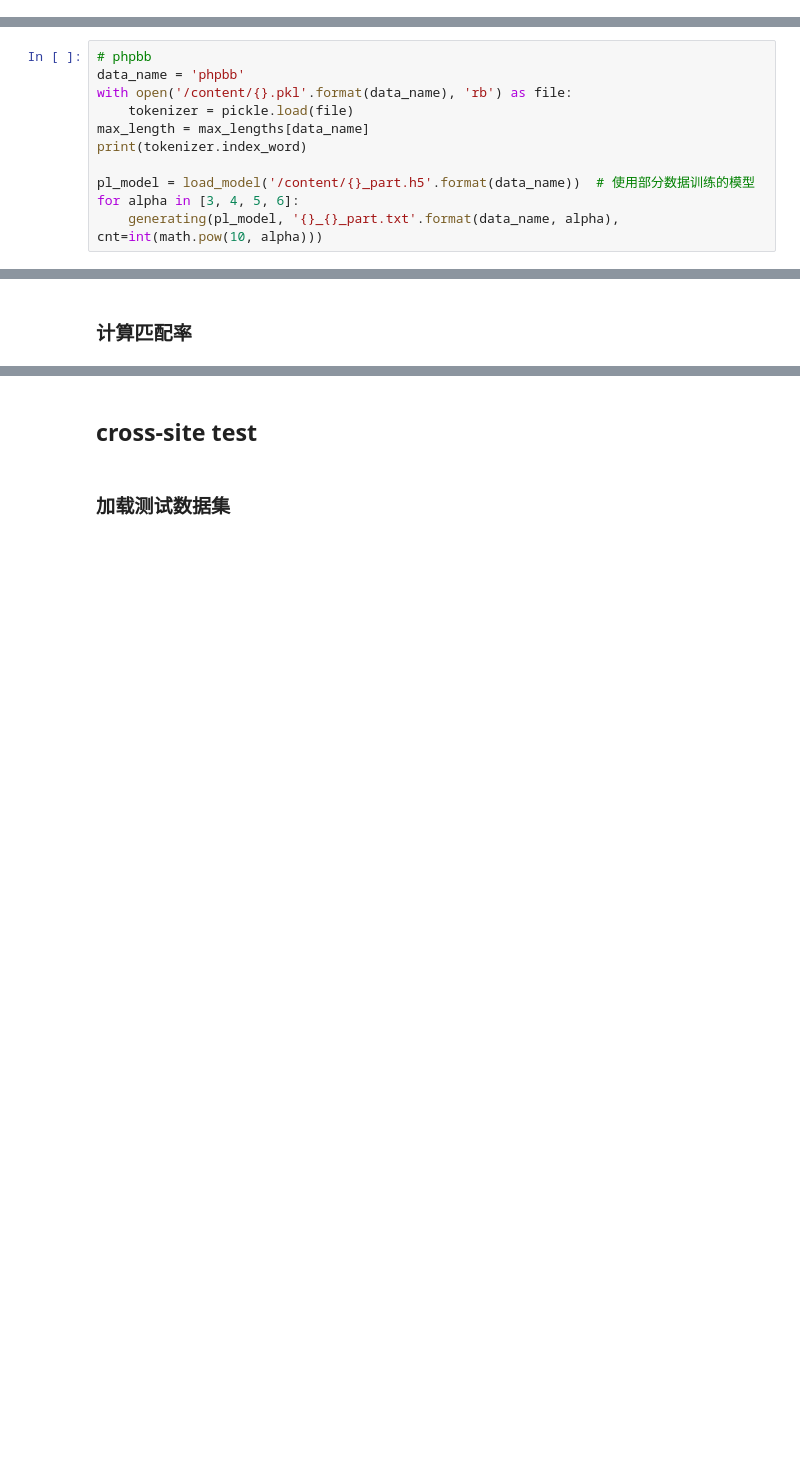
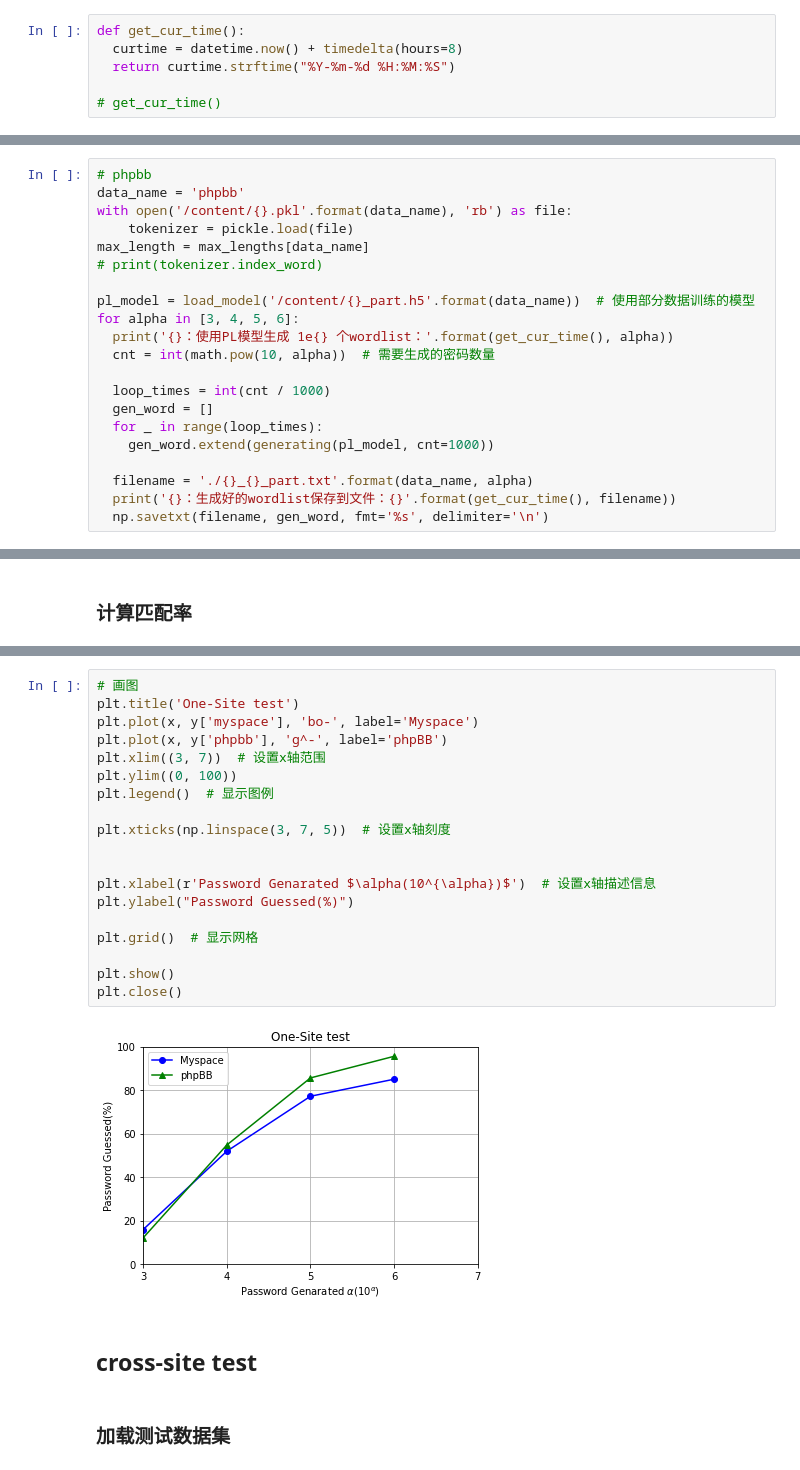
Before and after one commit to Kangjiabao123/GoogleColab, a Jupyter notebook: genpass/evaluate.ipynb, the cells around one changed output, grey strips where cells are left out. Drawn from its saved outputs; the diff is of its cells as text; blank space fills up the shorter version.

```diff
--- a/genpass/evaluate.ipynb
+++ b/genpass/evaluate.ipynb
@@ -82,0 +91,6 @@ def calc_matching_rate(arr1, arr2):
+# %%
+def get_cur_time():
+  curtime = datetime.now() + timedelta(hours=8)
+  return curtime.strftime("%Y-%m-%d %H:%M:%S")
+
+# get_cur_time()
@@ -132,9 +162,19 @@ data_name = 'phpbb'
 with open('/content/{}.pkl'.format(data_name), 'rb') as file:
     tokenizer = pickle.load(file)
 max_length = max_lengths[data_name]
-print(tokenizer.index_word)
+# print(tokenizer.index_word)
 
 pl_model = load_model('/content/{}_part.h5'.format(data_name))  # 使用部分数据训练的模型
 for alpha in [3, 4, 5, 6]:
-    generating(pl_model, '{}_{}_part.txt'.format(data_name, alpha), cnt=int(math.pow(10, alpha)))
+  print('{}：使用PL模型生成 1e{} 个wordlist：'.format(get_cur_time(), alpha))
+  cnt = int(math.pow(10, alpha))  # 需要生成的密码数量
+
+  loop_times = int(cnt / 1000)
+  gen_word = []
+  for _ in range(loop_times):
+    gen_word.extend(generating(pl_model, cnt=1000))
+
+  filename = './{}_{}_part.txt'.format(data_name, alpha)
+  print('{}：生成好的wordlist保存到文件：{}'.format(get_cur_time(), filename))
+  np.savetxt(filename, gen_word, fmt='%s', delimiter='\n')
 # %% [output]
@@ -185,3 +216,24 @@ data_name：phpbb, alpha：6, unique value：2886, mr：11.49%
+# %%
+# 画图
+plt.title('One-Site test')
+plt.plot(x, y['myspace'], 'bo-', label='Myspace')
+plt.plot(x, y['phpbb'], 'g^-', label='phpBB')
+plt.xlim((3, 7))  # 设置x轴范围
+plt.ylim((0, 100))
+plt.legend()  # 显示图例
+
+plt.xticks(np.linspace(3, 7, 5))  # 设置x轴刻度
+
+
+plt.xlabel(r'Password Genarated $\alpha(10^{\alpha})$')  # 设置x轴描述信息
+plt.ylabel("Password Guessed(%)")
+
+plt.grid()  # 显示网格
+
+plt.show()
+plt.close()
+# %% [output]
+[figure, added]
 # %% [markdown]
 ## cross-site test
 # %% [markdown]
```
Also changed, not shown: parts of 14 cells of this notebook.
